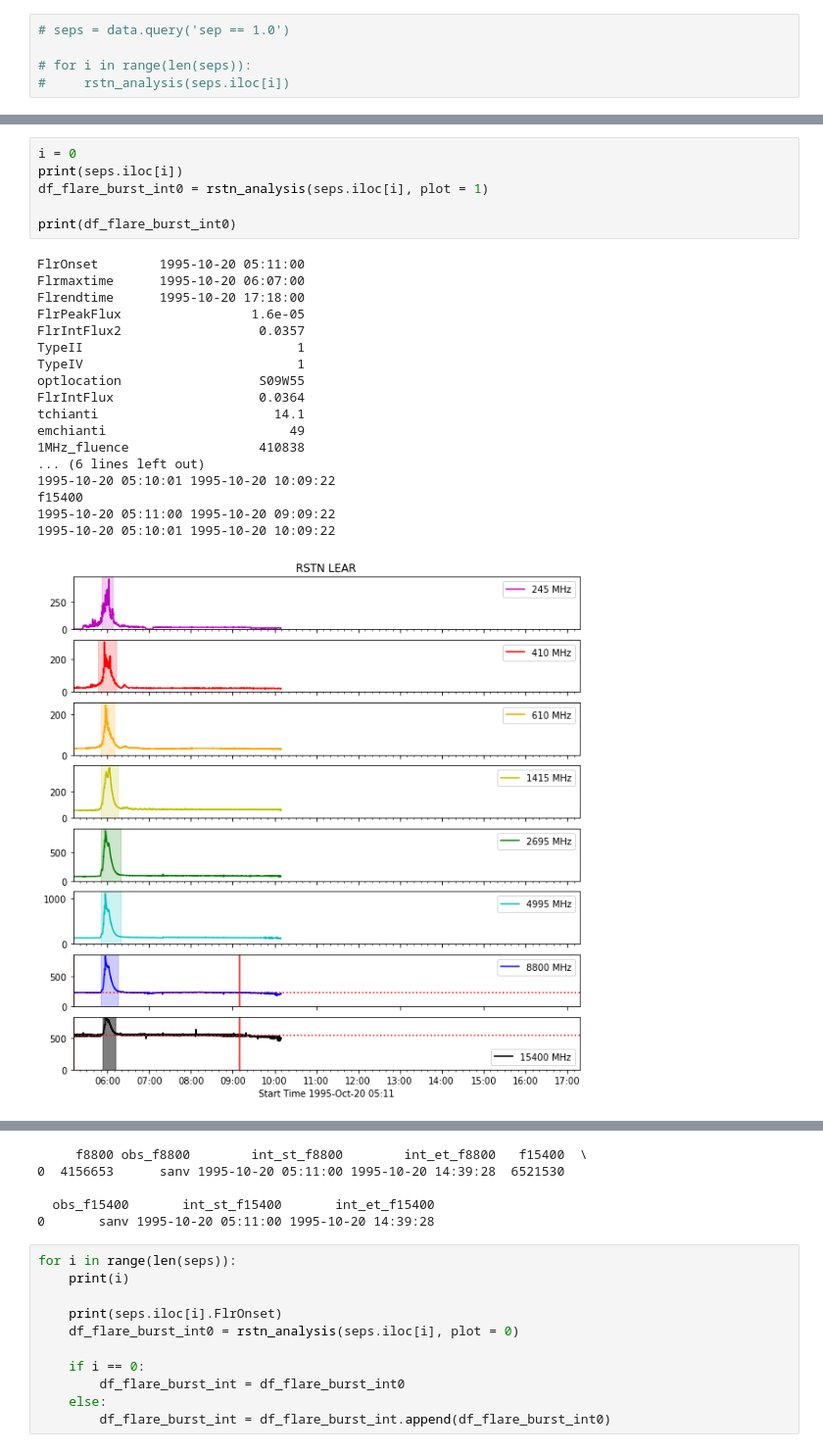
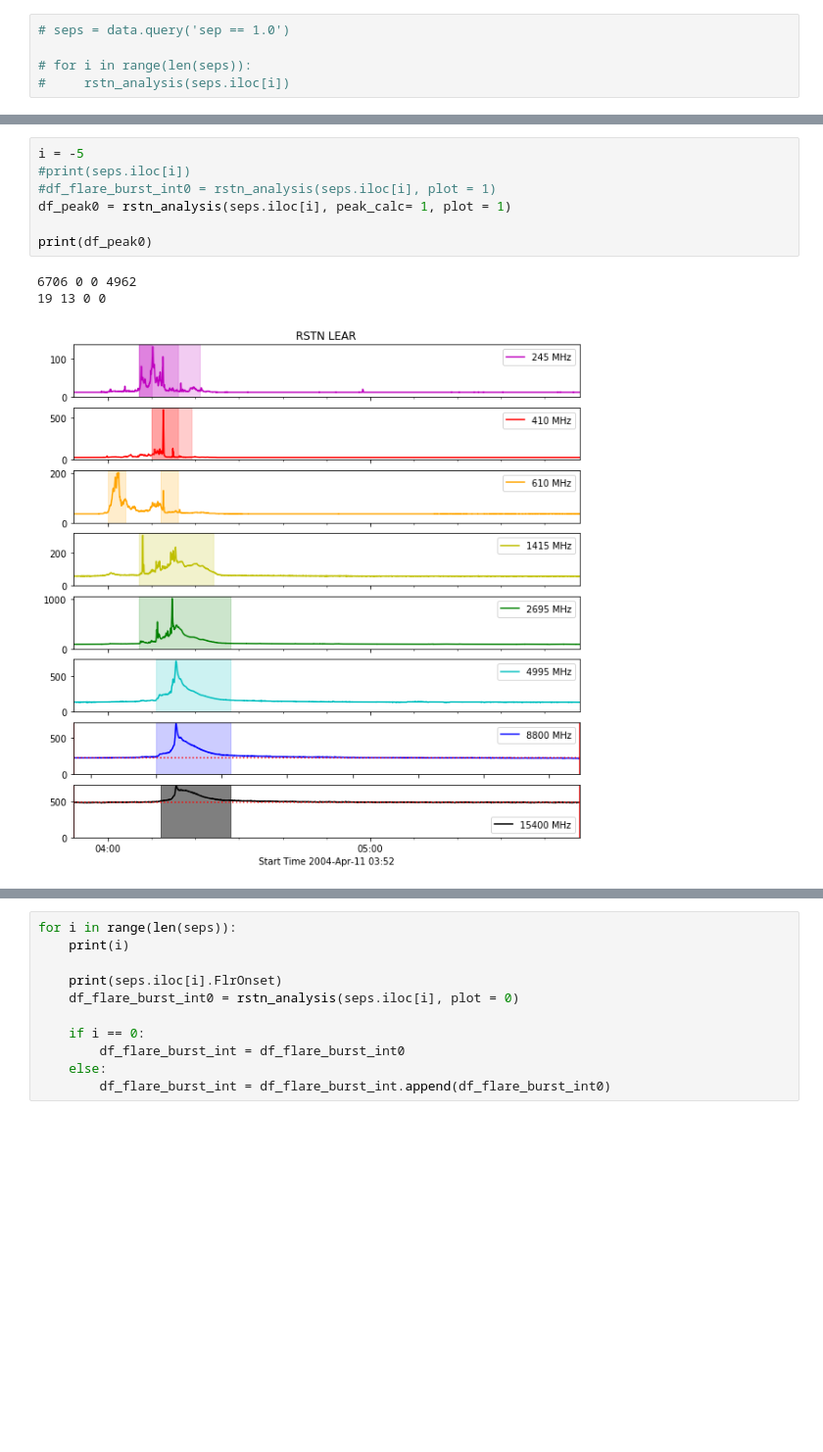
Before and after one commit to hazelbain/SEPML, a Jupyter notebook: RSTN_radio_bursts_scratch.ipynb, the cells around one changed output, grey strips where cells are left out. Shown at 98% size. Saved outputs shown, nothing was run; the diff lists cells and outputs as text; blank space fills up the shorter version.

```diff
--- a/RSTN_radio_bursts_scratch.ipynb
+++ b/RSTN_radio_bursts_scratch.ipynb
@@ -560,25 +621,11 @@ def rstn_analysis(event, plot = 1):
 # %%
-i = 0
-print(seps.iloc[i])
-df_flare_burst_int0 = rstn_analysis(seps.iloc[i], plot = 1)
+i = -5
+#print(seps.iloc[i])
+#df_flare_burst_int0 = rstn_analysis(seps.iloc[i], plot = 1)
+df_peak0 = rstn_analysis(seps.iloc[i], peak_calc= 1, plot = 1)
 
-print(df_flare_burst_int0)
+print(df_peak0)
 # %% [output]
-FlrOnset        1995-10-20 05:11:00
-Flrmaxtime      1995-10-20 06:07:00
-Flrendtime      1995-10-20 17:18:00
-FlrPeakFlux                 1.6e-05
-FlrIntFlux2                  0.0357
-TypeII                            1
-TypeIV                            1
-optlocation                  S09W55
-FlrIntFlux                   0.0364
-tchianti                       14.1
-emchianti                        49
-1MHz_fluence                 410838
-... (6 lines left out)
-1995-10-20 05:10:01 1995-10-20 10:09:22
-f15400
-1995-10-20 05:11:00 1995-10-20 09:09:22
-1995-10-20 05:10:01 1995-10-20 10:09:22
+6706 0 0 4962
+19 13 0 0
-[figure, old version]
+[figure, new version]
@@ -607,8 +635,3 @@ f15400
-     f8800 obs_f8800        int_st_f8800        int_et_f8800   f15400  \
-0  4156653      sanv 1995-10-20 05:11:00 1995-10-20 14:39:28  6521530
-
-  obs_f15400       int_st_f15400       int_et_f15400
-0       sanv 1995-10-20 05:11:00 1995-10-20 14:39:28
 # %%
 for i in range(len(seps)):
     print(i)
```
Also changed, not shown: parts of 3 cells of this notebook, 5 other files.
